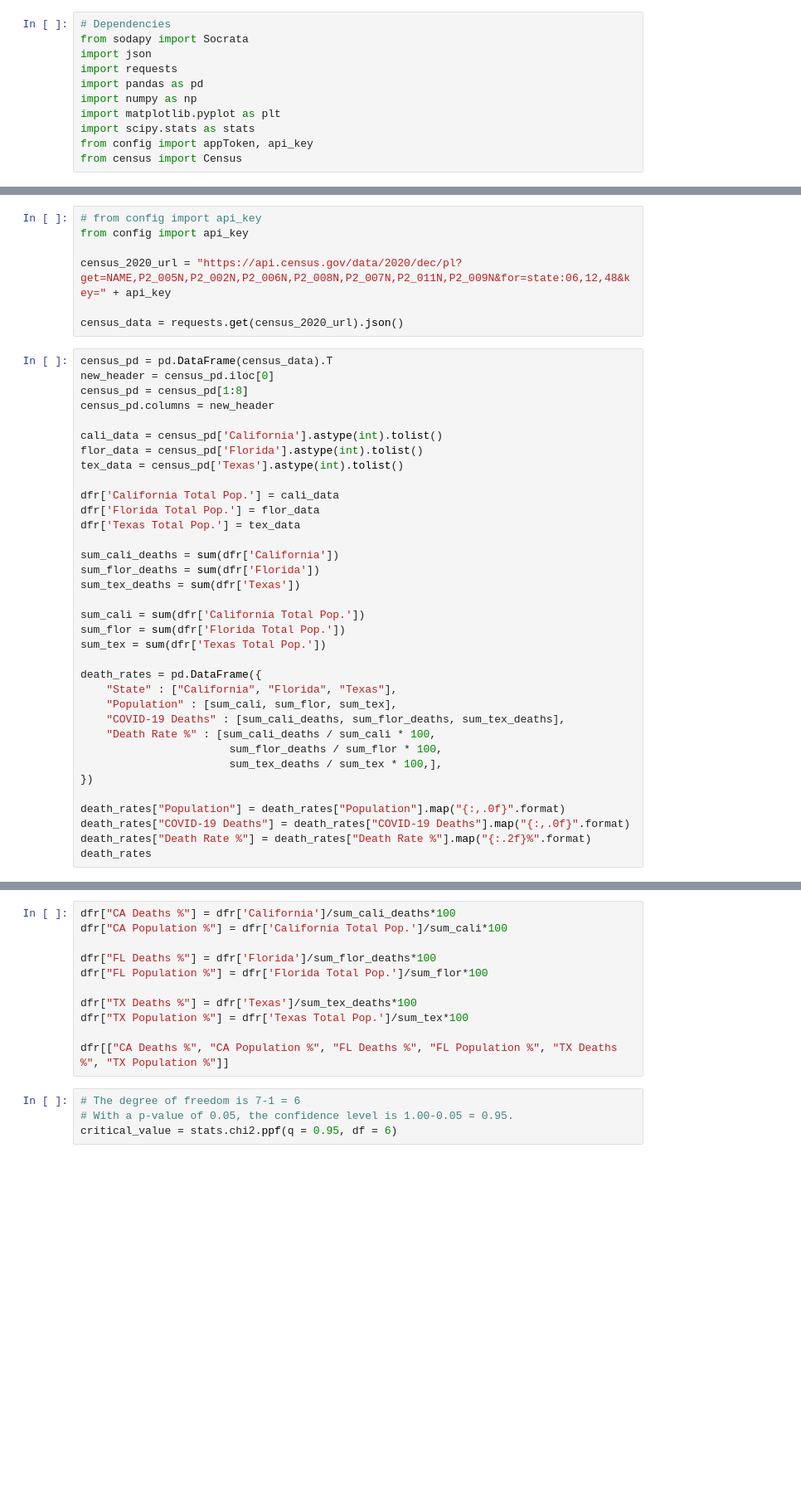
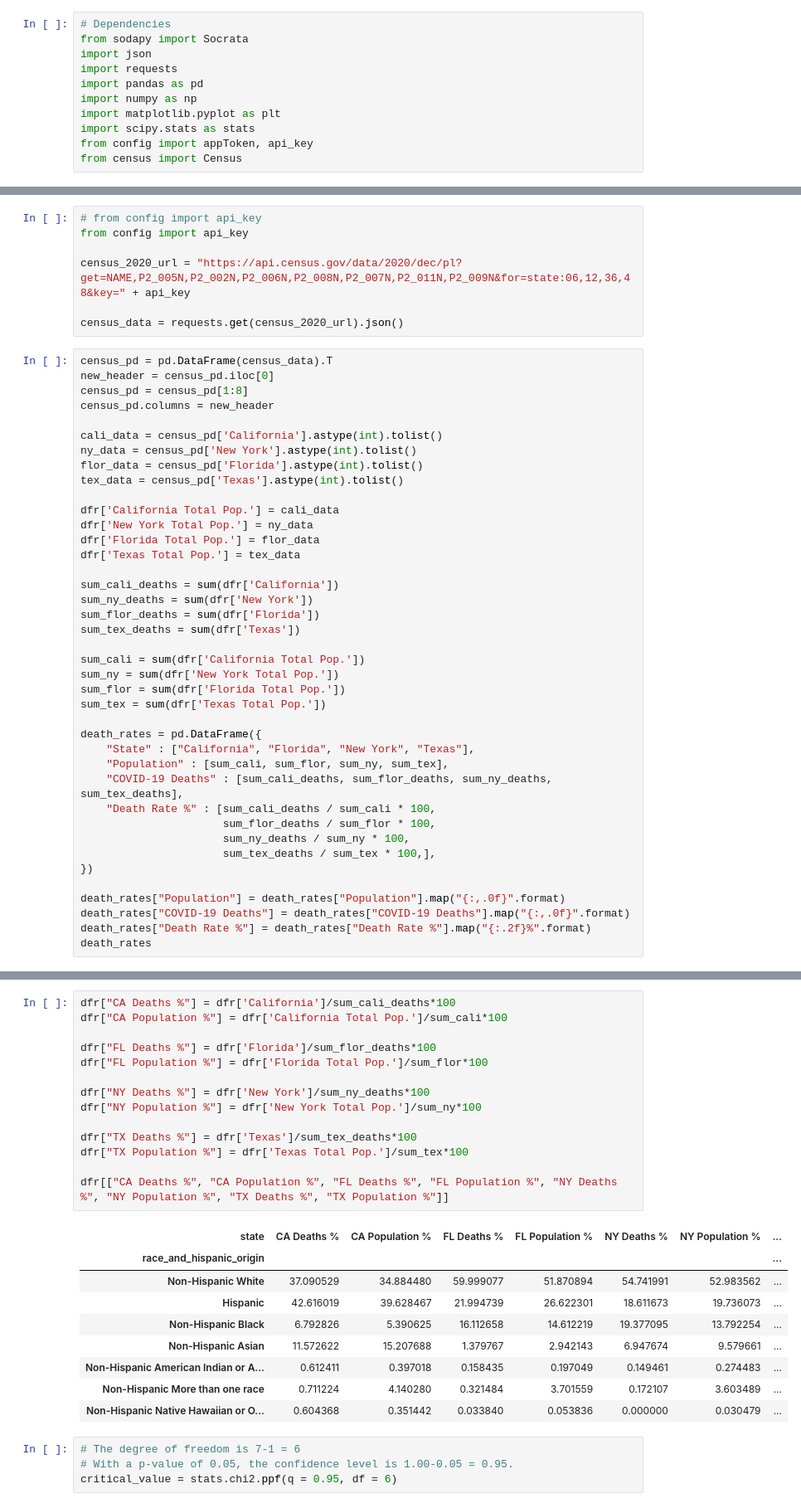
Before and after one commit to hvkorrapati/NU_project_1, a Jupyter notebook: demographics.ipynb, the cells around one changed output, grey strips where cells are left out. Shown: that part at 83% size. Drawn from its saved outputs; the diff is of its cells as text; blank space fills up the shorter version.

```diff
--- a/demographics.ipynb
+++ b/demographics.ipynb
@@ -201,7 +297,7 @@ plt.show()
 # from config import api_key
 from config import api_key
 
-census_2020_url = "https://api.census.gov/data/2020/dec/pl?get=NAME,P2_005N,P2_002N,P2_006N,P2_008N,P2_007N,P2_011N,P2_009N&for=state:06,12,48&key=" + api_key
+census_2020_url = "https://api.census.gov/data/2020/dec/pl?get=NAME,P2_005N,P2_002N,P2_006N,P2_008N,P2_007N,P2_011N,P2_009N&for=state:06,12,36,48&key=" + api_key
 
 census_data = requests.get(census_2020_url).json()
 # %%
@@ -211,28 +307,33 @@ census_pd = census_pd[1:8]
 census_pd.columns = new_header
 
 cali_data = census_pd['California'].astype(int).tolist()
+ny_data = census_pd['New York'].astype(int).tolist()
 flor_data = census_pd['Florida'].astype(int).tolist()
 tex_data = census_pd['Texas'].astype(int).tolist()
 
 dfr['California Total Pop.'] = cali_data
+dfr['New York Total Pop.'] = ny_data
 dfr['Florida Total Pop.'] = flor_data
 dfr['Texas Total Pop.'] = tex_data
 
 sum_cali_deaths = sum(dfr['California'])
+sum_ny_deaths = sum(dfr['New York'])
 sum_flor_deaths = sum(dfr['Florida'])
 sum_tex_deaths = sum(dfr['Texas'])
 
 sum_cali = sum(dfr['California Total Pop.'])
+sum_ny = sum(dfr['New York Total Pop.'])
 sum_flor = sum(dfr['Florida Total Pop.'])
 sum_tex = sum(dfr['Texas Total Pop.'])
 
 death_rates = pd.DataFrame({
-    "State" : ["California", "Florida", "Texas"],
-    "Population" : [sum_cali, sum_flor, sum_tex],
-    "COVID-19 Deaths" : [sum_cali_deaths, sum_flor_deaths, sum_tex_deaths],
+    "State" : ["California", "Florida", "New York", "Texas"],
+    "Population" : [sum_cali, sum_flor, sum_ny, sum_tex],
+    "COVID-19 Deaths" : [sum_cali_deaths, sum_flor_deaths, sum_ny_deaths, sum_tex_deaths],
     "Death Rate %" : [sum_cali_deaths / sum_cali * 100,
-                       sum_flor_deaths / sum_flor * 100,
-                       sum_tex_deaths / sum_tex * 100,],
+                      sum_flor_deaths / sum_flor * 100,
+                      sum_ny_deaths / sum_ny * 100,
+                      sum_tex_deaths / sum_tex * 100,],
 })
 
 death_rates["Population"] = death_rates["Population"].map("{:,.0f}".format)
@@ -244,14 +361,27 @@ dfr
 # %%
 dfr["CA Deaths %"] = dfr['California']/sum_cali_deaths*100
 dfr["CA Population %"] = dfr['California Total Pop.']/sum_cali*100
 
 dfr["FL Deaths %"] = dfr['Florida']/sum_flor_deaths*100
 dfr["FL Population %"] = dfr['Florida Total Pop.']/sum_flor*100
 
+dfr["NY Deaths %"] = dfr['New York']/sum_ny_deaths*100
+dfr["NY Population %"] = dfr['New York Total Pop.']/sum_ny*100
+
 dfr["TX Deaths %"] = dfr['Texas']/sum_tex_deaths*100
 dfr["TX Population %"] = dfr['Texas Total Pop.']/sum_tex*100
 
-dfr[["CA Deaths %", "CA Population %", "FL Deaths %", "FL Population %", "TX Deaths %", "TX Population %"]]
+dfr[["CA Deaths %", "CA Population %", "FL Deaths %", "FL Population %", "NY Deaths %", "NY Population %", "TX Deaths %", "TX Population %"]]
+# %% [output]
+| state | CA Deaths % | CA Population % | FL Deaths % | FL Population % | NY Deaths % | NY Population % | ... |
+| race_and_hispanic_origin |  |  |  |  |  |  | ... |
+| Non-Hispanic White | 37.090529 | 34.884480 | 59.999077 | 51.870894 | 54.741991 | 52.983562 | ... |
+| Hispanic | 42.616019 | 39.628467 | 21.994739 | 26.622301 | 18.611673 | 19.736073 | ... |
+| Non-Hispanic Black | 6.792826 | 5.390625 | 16.112658 | 14.612219 | 19.377095 | 13.792254 | ... |
+| Non-Hispanic Asian | 11.572622 | 15.207688 | 1.379767 | 2.942143 | 6.947674 | 9.579661 | ... |
+| Non-Hispanic American Indian or A... | 0.612411 | 0.397018 | 0.158435 | 0.197049 | 0.149461 | 0.274483 | ... |
+| Non-Hispanic More than one race | 0.711224 | 4.140280 | 0.321484 | 3.701559 | 0.172107 | 3.603489 | ... |
+| Non-Hispanic Native Hawaiian or O... | 0.604368 | 0.351442 | 0.033840 | 0.053836 | 0.000000 | 0.030479 | ... |
 # %%
 # The degree of freedom is 7-1 = 6
 # With a p-value of 0.05, the confidence level is 1.00-0.05 = 0.95.
```
Also changed, not shown: parts of 17 cells of this notebook, 4 other files.
